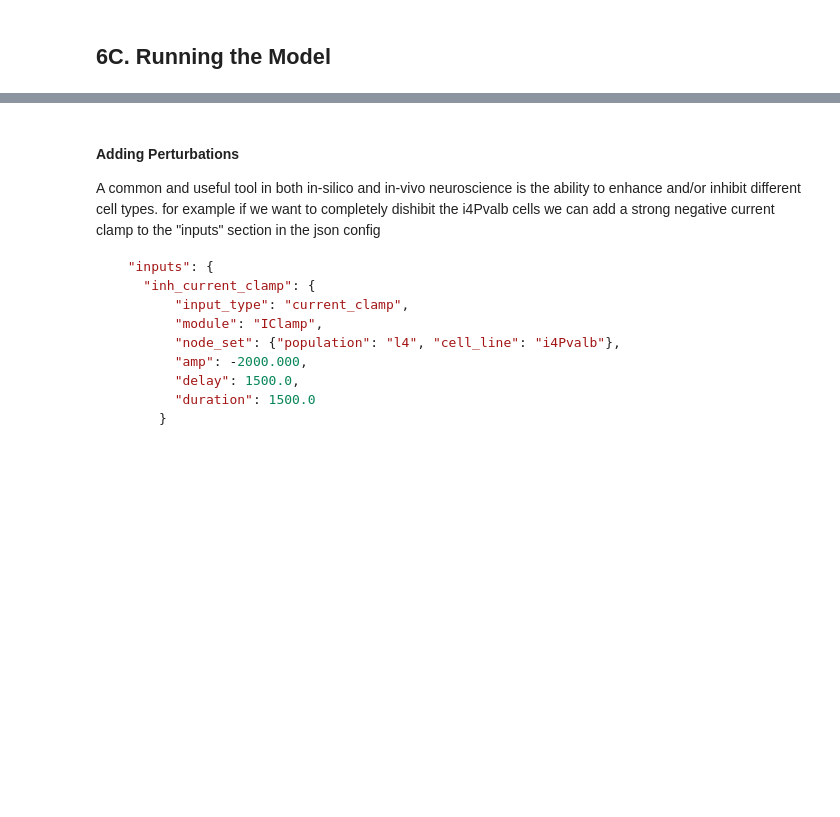
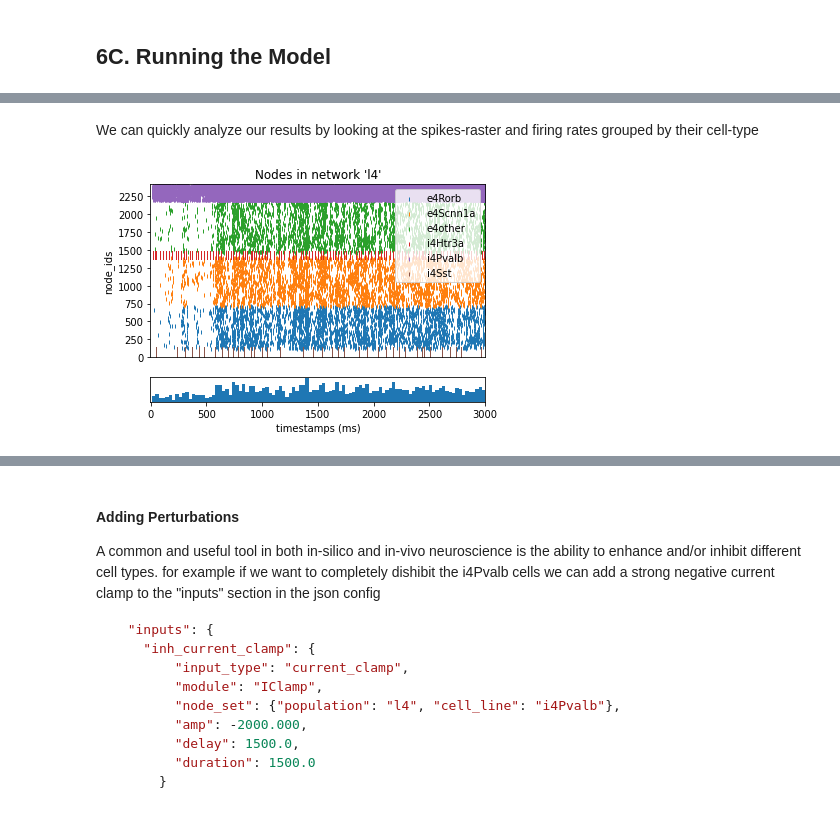
Before and after one commit to AllenInstitute/bmtk_workshop_2022, a Jupyter notebook: Ch6_l4model/6. The L4 Model.ipynb, the cells around one changed output, grey strips where cells are left out. Cells and saved outputs as stored; diff of their text form; code cells hidden in the pictures; blank space fills up the shorter version.

```diff
--- a/Ch6_l4model/6. The L4 Model.ipynb
+++ b/Ch6_l4model/6. The L4 Model.ipynb
@@ -139,0 +179,6 @@ sim.run()
+# %% [markdown]
+We can quickly analyze our results by looking at the spikes-raster and firing rates grouped by their cell-type
+# %%
+_ = plot_raster(config_file='config.simulation_pointnet.feedforward.json', group_by='cell_line')
+# %% [output]
+[figure, added]
```
Also changed, not shown: parts of 41 cells of this notebook, 38 other files.
